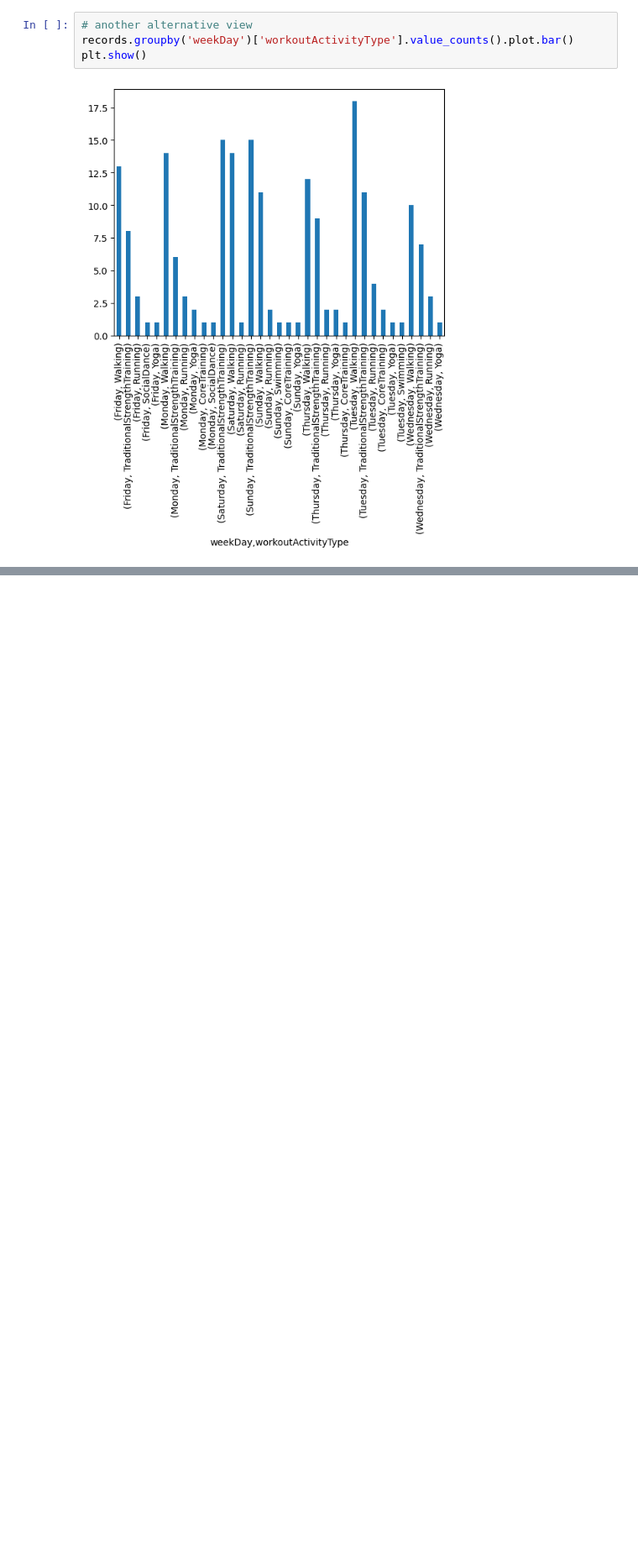
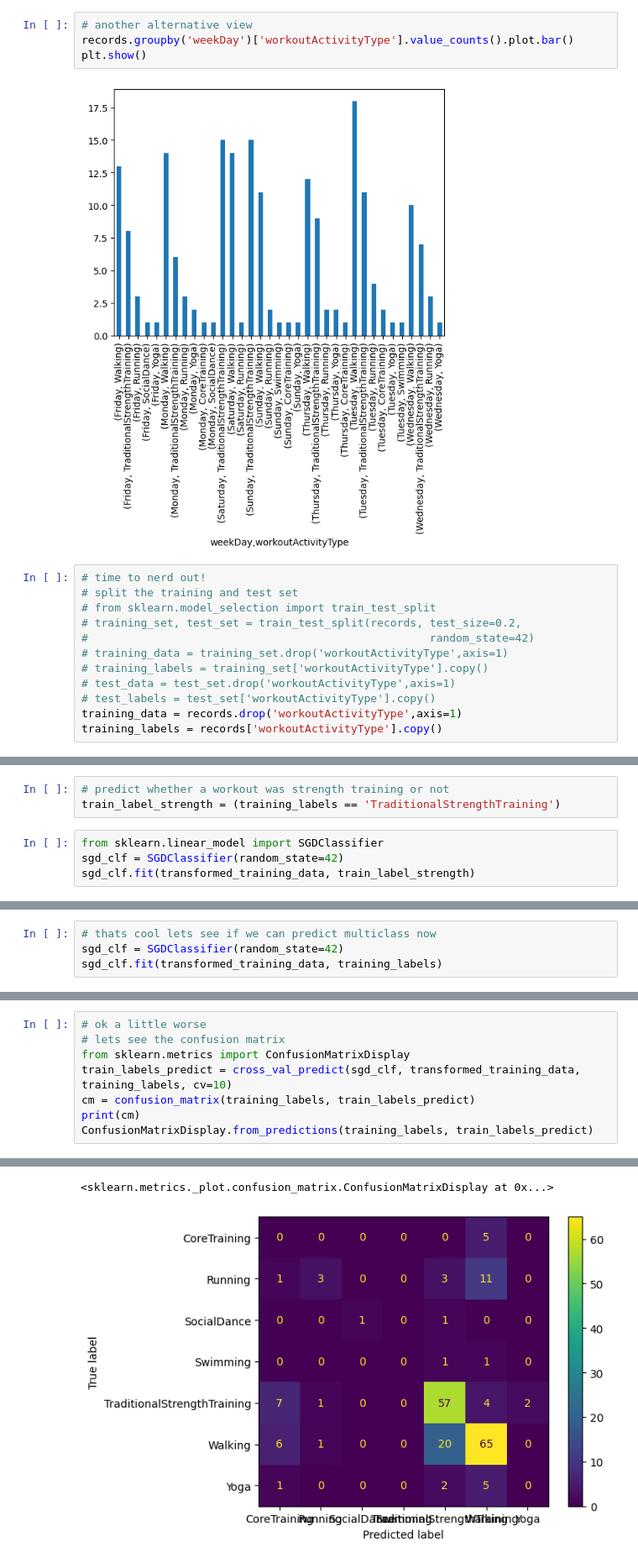
Before and after one commit to mtennier/fitness-ml, a Jupyter notebook: explore.ipynb, the cells around one changed output, grey strips where cells are left out. Shown at 84% size. Saved outputs shown, nothing was run; the diff lists cells and outputs as text; blank space fills up the shorter version.

Commit message:
adding data mining (#4)

```diff
--- a/explore.ipynb
+++ b/explore.ipynb
@@ -191,3 +191,15 @@ records.groupby('weekDay')['workoutActivityType'].value_counts().plot.bar()
 plt.show()
 # %% [output]
 [figure]
+# %%
+# time to nerd out!
+# split the training and test set
+# from sklearn.model_selection import train_test_split
+# training_set, test_set = train_test_split(records, test_size=0.2,
+#                                                    random_state=42)
+# training_data = training_set.drop('workoutActivityType',axis=1)
+# training_labels = training_set['workoutActivityType'].copy()
+# test_data = test_set.drop('workoutActivityType',axis=1)
+# test_labels = test_set['workoutActivityType'].copy()
+training_data = records.drop('workoutActivityType',axis=1)
+training_labels = records['workoutActivityType'].copy()
@@ -193,0 +233,7 @@ plt.show()
+# %%
+# predict whether a workout was strength training or not
+train_label_strength = (training_labels == 'TraditionalStrengthTraining')
+# %%
+from sklearn.linear_model import SGDClassifier
+sgd_clf = SGDClassifier(random_state=42)
+sgd_clf.fit(transformed_training_data, train_label_strength)
@@ -193,0 +267,4 @@ plt.show()
+# %%
+# thats cool lets see if we can predict multiclass now
+sgd_clf = SGDClassifier(random_state=42)
+sgd_clf.fit(transformed_training_data, training_labels)
@@ -193,0 +279,9 @@ plt.show()
+# %%
+# ok a little worse
+# lets see the confusion matrix
+from sklearn.metrics import ConfusionMatrixDisplay
+train_labels_predict = cross_val_predict(sgd_clf, transformed_training_data, training_labels, cv=10)
+cm = confusion_matrix(training_labels, train_labels_predict)
+print(cm)
+ConfusionMatrixDisplay.from_predictions(training_labels, train_labels_predict)
+# %% [output]
@@ -193,0 +295,2 @@ plt.show()
+<sklearn.metrics._plot.confusion_matrix.ConfusionMatrixDisplay at 0x...>
+[figure, added]
```
Also changed, not shown: parts of 8 cells of this notebook.
